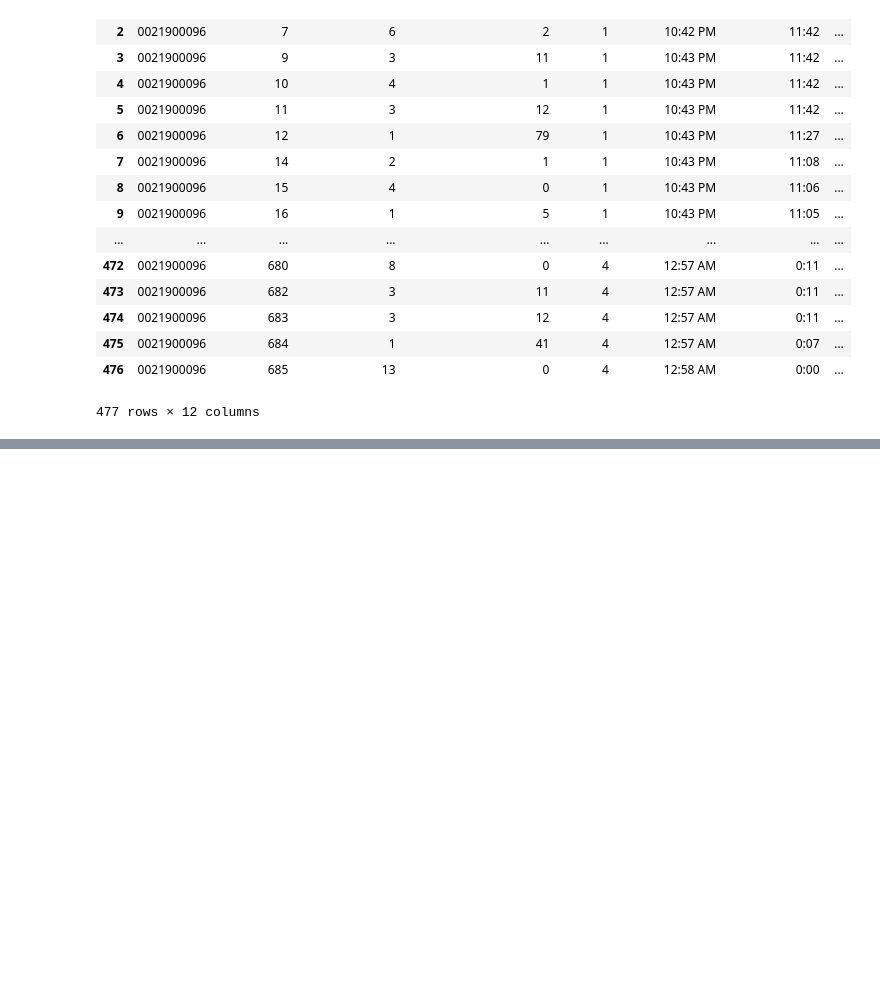
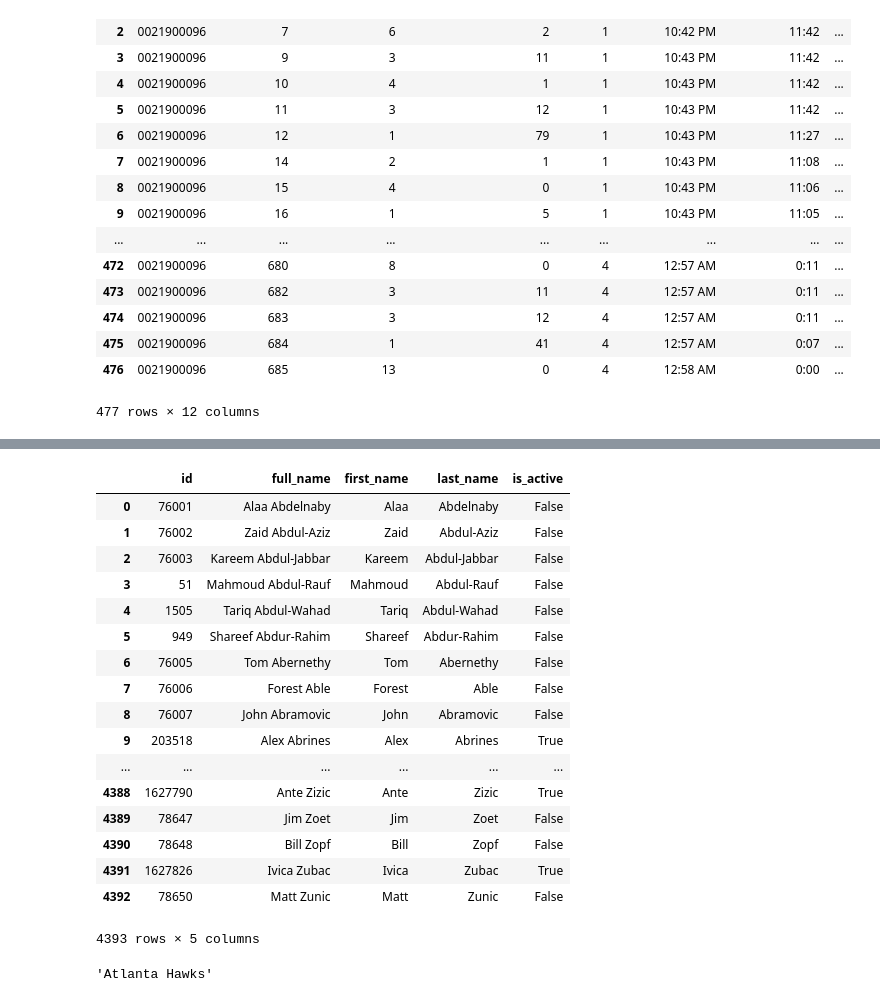
Before and after one commit to Fluffisaurus/player-performance-projection, a Jupyter notebook: nba_api_test.ipynb, the cells around one changed output, grey strips where cells are left out. Drawn from its saved outputs; the diff is of its cells as text; code cells hidden in the pictures; blank space fills up the shorter version.

Commit message:
Working on putting the information inside the dataframe

```diff
--- a/nba_api_test.ipynb
+++ b/nba_api_test.ipynb
@@ -150,0 +251,25 @@ df
+# %%
+def is_active(players_info):
+# %% [output]
+|  | id | full_name | first_name | last_name | is_active |
+| 0 | 76001 | Alaa Abdelnaby | Alaa | Abdelnaby | False |
+| 1 | 76002 | Zaid Abdul-Aziz | Zaid | Abdul-Aziz | False |
+| 2 | 76003 | Kareem Abdul-Jabbar | Kareem | Abdul-Jabbar | False |
+| 3 | 51 | Mahmoud Abdul-Rauf | Mahmoud | Abdul-Rauf | False |
+| 4 | 1505 | Tariq Abdul-Wahad | Tariq | Abdul-Wahad | False |
+| 5 | 949 | Shareef Abdur-Rahim | Shareef | Abdur-Rahim | False |
+| 6 | 76005 | Tom Abernethy | Tom | Abernethy | False |
+| 7 | 76006 | Forest Able | Forest | Able | False |
+| 8 | 76007 | John Abramovic | John | Abramovic | False |
+| 9 | 203518 | Alex Abrines | Alex | Abrines | True |
+| ... | ... | ... | ... | ... | ... |
+| 4388 | 1627790 | Ante Zizic | Ante | Zizic | True |
+| 4389 | 78647 | Jim Zoet | Jim | Zoet | False |
+| 4390 | 78648 | Bill Zopf | Bill | Zopf | False |
+| 4391 | 1627826 | Ivica Zubac | Ivica | Zubac | True |
+| 4392 | 78650 | Matt Zunic | Matt | Zunic | False |
+4393 rows × 5 columns
+# %%
+def insert_PlayerVsPlayer(StephVsPlayers_df,player_id,vs_player_id):
+# %% [output]
+'Atlanta Hawks'
```
Also changed, not shown: parts of 18 cells of this notebook, 1 other file.
